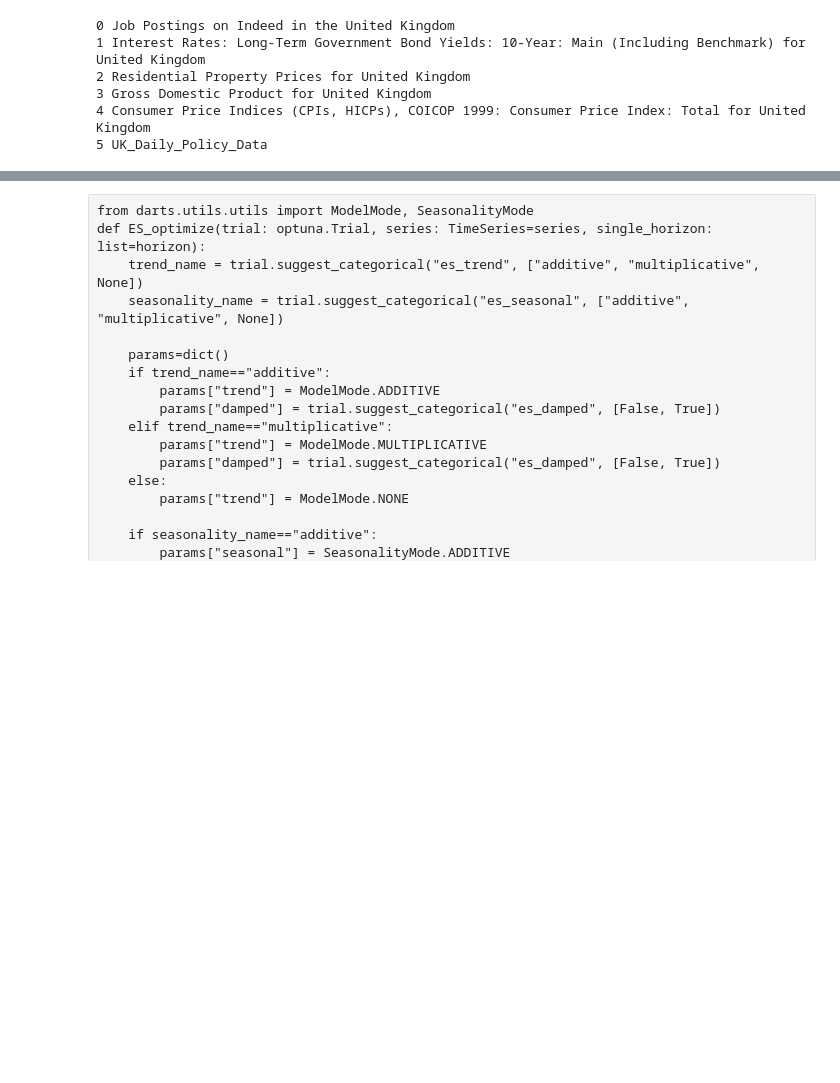
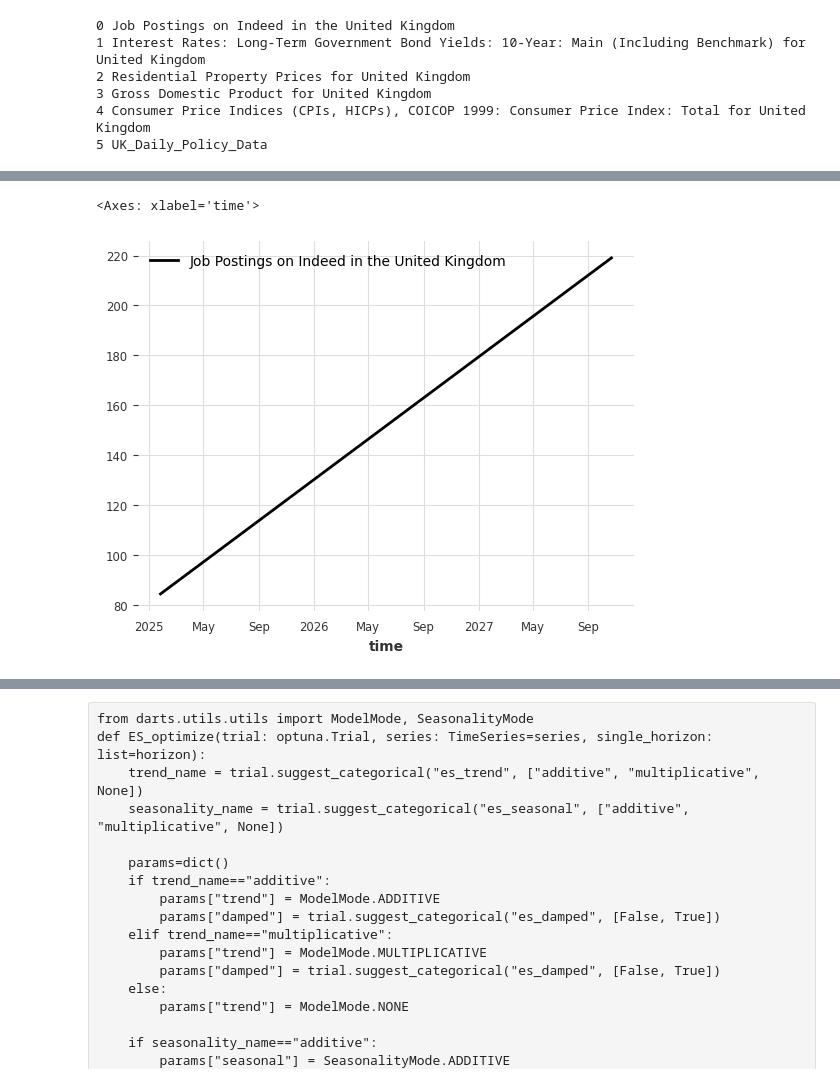
Before and after one commit to GothamAnalytics-7/ASTP, a Jupyter notebook: notebooks/ASTP_Parte2_ClassicModels.ipynb, the cells around one changed output, grey strips where cells are left out. Saved outputs shown, nothing was run; the diff lists cells and outputs as text; code cells hidden in the pictures; blank space fills up the shorter version.

```diff
--- a/notebooks/ASTP_Parte2_ClassicModels.ipynb
+++ b/notebooks/ASTP_Parte2_ClassicModels.ipynb
@@ -140,3 +140,8 @@ plt.show()
+# %%
+model_aarima.predict(1000).plot()
+# %% [output]
+<Axes: xlabel='time'>
+[figure, added]
 # %%
 # add part about naive ma model here
 # %%
```
Also changed, not shown: parts of 18 cells of this notebook, 2 other files.
